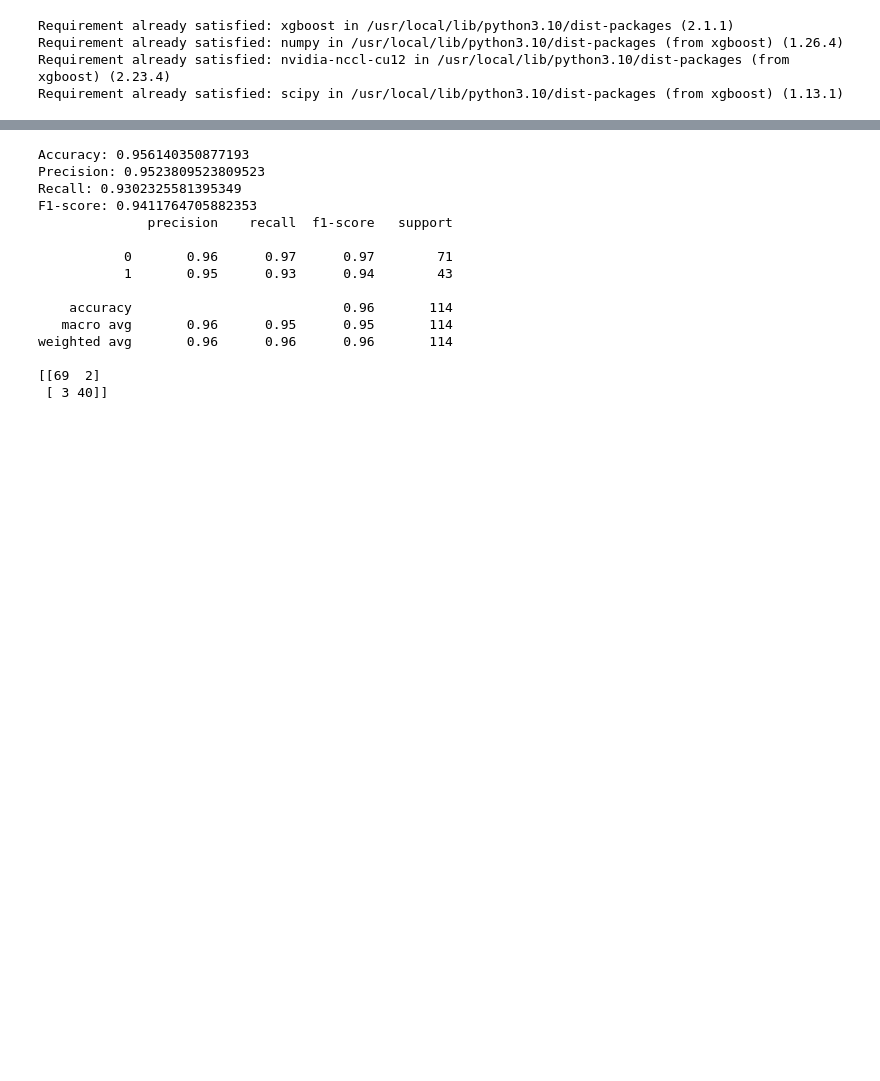
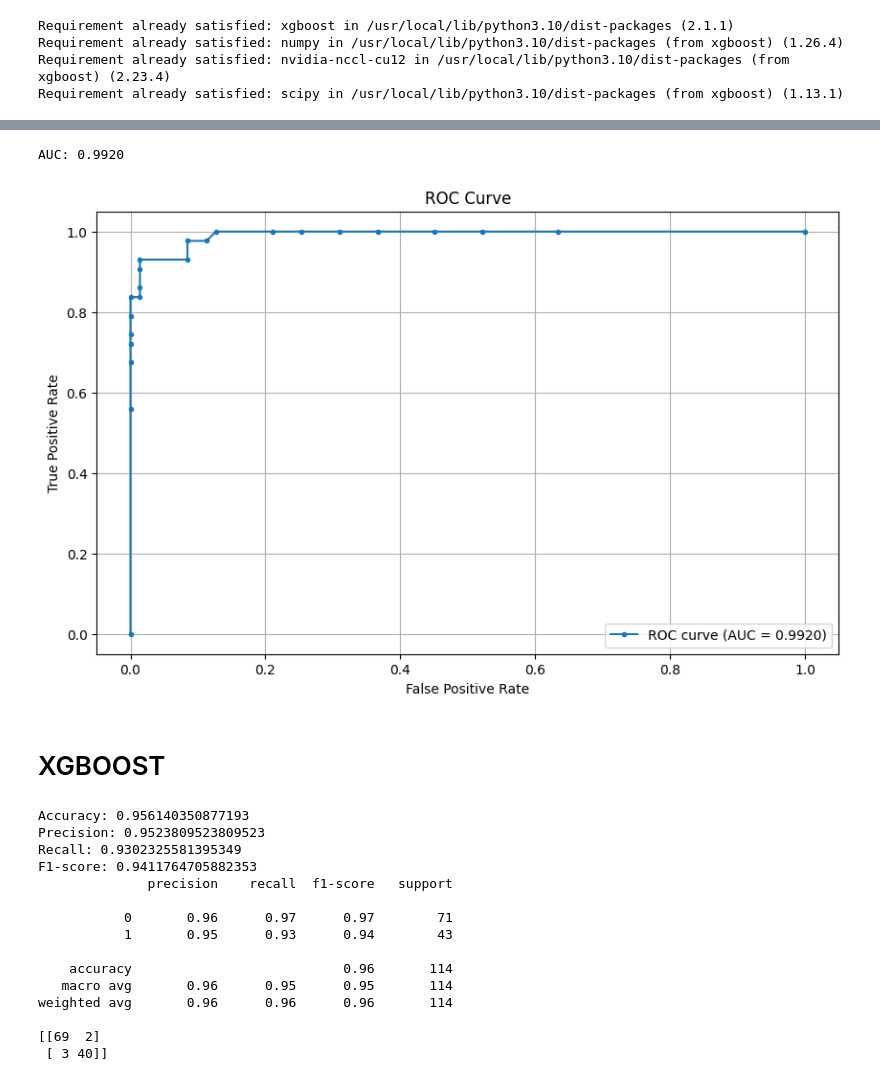
Before and after one commit to sahilpokharkar/Machine-Learning-Lab, a Jupyter notebook: lab-5/ML_Lab_5.ipynb, the cells around one changed output, grey strips where cells are left out. Cells and saved outputs as stored; diff of their text form; code cells hidden in the pictures; blank space fills up the shorter version.

```diff
--- a/lab-5/ML_Lab_5.ipynb
+++ b/lab-5/ML_Lab_5.ipynb
@@ -72,0 +75,8 @@ X_train, X_test, y_train, y_test = train_test_split(X, y, test_size=0.2, random_
+# %%
+from sklearn.ensemble import RandomForestClassifier
+
+rf_classifier = RandomForestClassifier()
+
+rf_classifier.fit(X_train, y_train)
+
+y_pred = rf_classifier.predict(X_test)
@@ -73,3 +115,24 @@ X_train, X_test, y_train, y_test = train_test_split(X, y, test_size=0.2, random_
+# %%
+y_probs = rf_classifier.predict_proba(X_test)[:, 1]
+
+fpr, tpr, thresholds = roc_curve(y_test, y_probs, pos_label=1)
+
+auc_value = auc(fpr, tpr)
+print(f'AUC: {auc_value:.4f}')
+
+plt.figure(figsize=(10, 6))
+plt.plot(fpr, tpr, marker='.', label=f'ROC curve (AUC = {auc_value:.4f})')
+plt.xlabel('False Positive Rate')
+plt.ylabel('True Positive Rate')
+plt.title('ROC Curve')
+plt.legend()
+plt.grid()
+plt.show()
+# %% [output]
+AUC: 0.9920
+[figure, added]
+# %% [markdown]
+# XGBOOST
 # %%
 from xgboost import XGBClassifier
 
```
Also changed, not shown: parts of 8 cells of this notebook.
